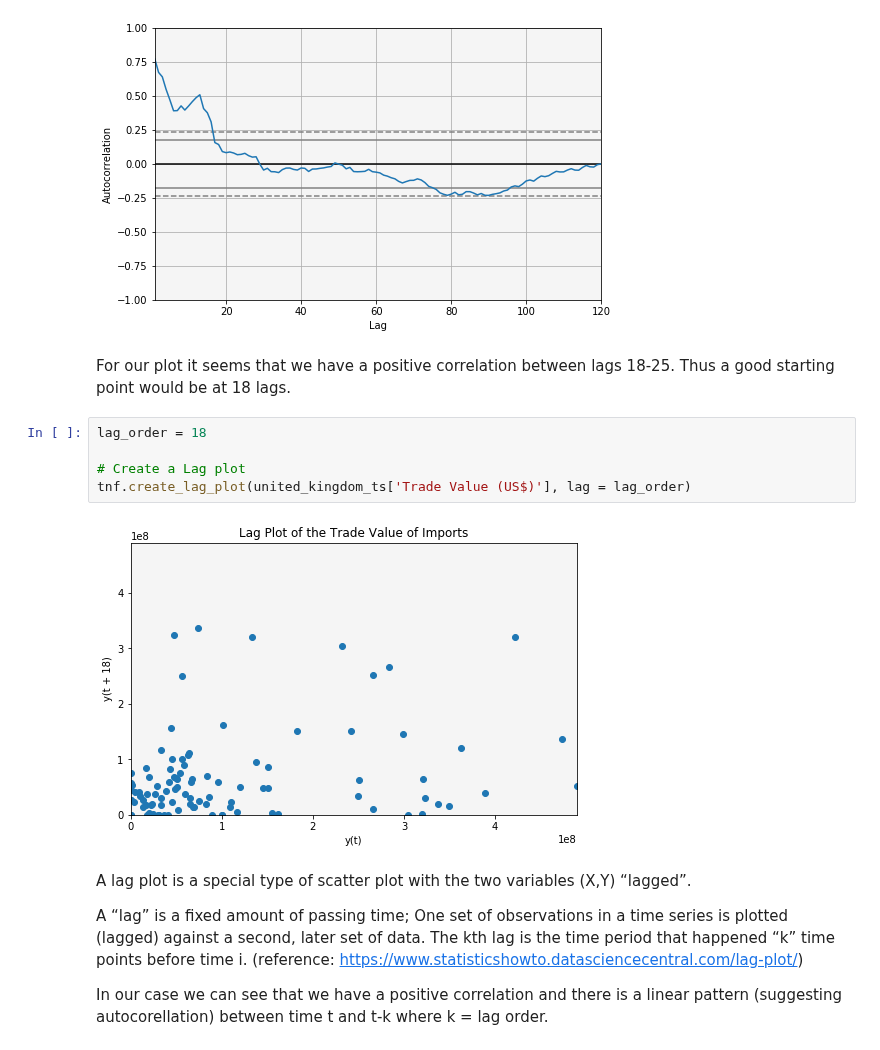
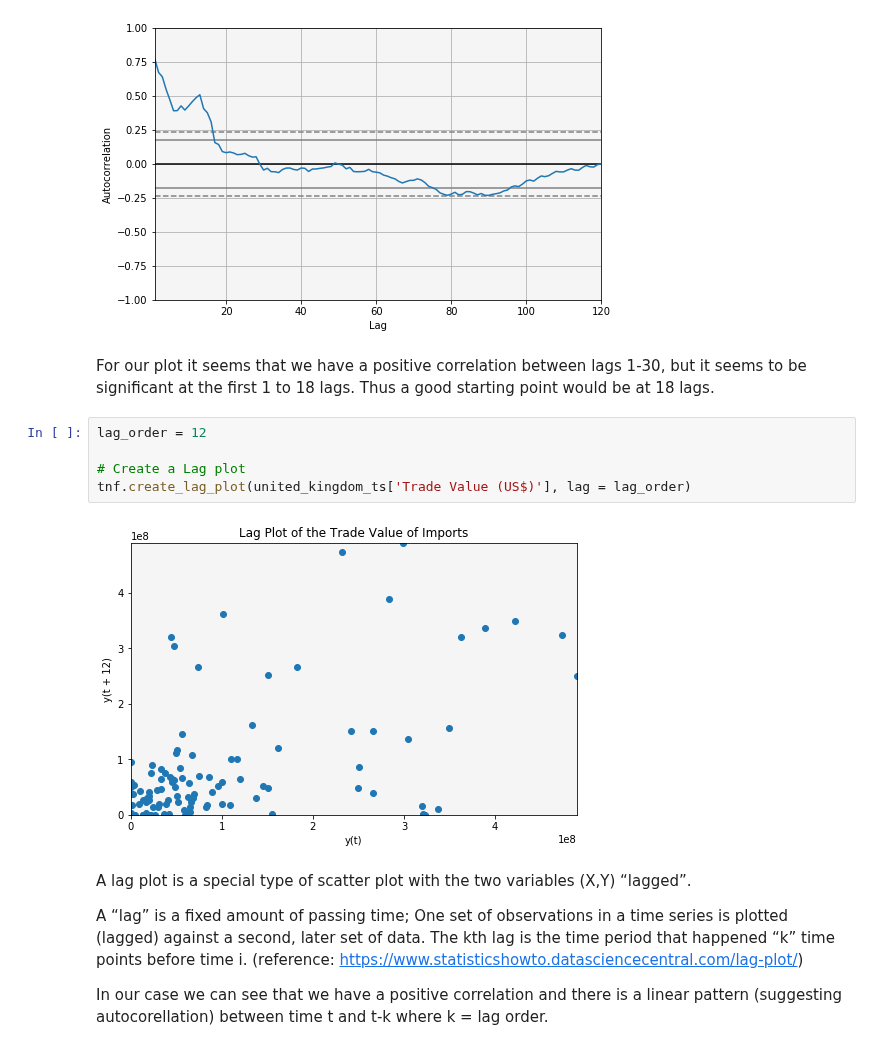
Before and after one commit to gpsyrou/Vaccines_Trade_Network, a Jupyter notebook: Jupyter_Notebooks/Vaccines_Network_JN.ipynb, the cells around one changed output. Saved outputs shown, nothing was run; the diff lists cells and outputs as text.

```diff
--- a/Jupyter_Notebooks/Vaccines_Network_JN.ipynb
+++ b/Jupyter_Notebooks/Vaccines_Network_JN.ipynb
@@ -378,15 +378,15 @@ autocorrelation_plot(united_kingdom_ts['Trade Value (US$)'])
 <matplotlib.axes._subplots.AxesSubplot at 0x...>
 [figure]
 # %% [markdown]
-For our plot it seems that we have a positive correlation between lags 18-25.
+For our plot it seems that we have a positive correlation between lags 1-30, but it seems to be significant at the first 1 to 18 lags.
 Thus a good starting point would be at 18 lags.
 # %%
-lag_order = 18
+lag_order = 12
 
 # Create a Lag plot
 tnf.create_lag_plot(united_kingdom_ts['Trade Value (US$)'], lag = lag_order)
 # %% [output]
-[figure, old version]
+[figure, new version]
 # %% [markdown]
 
 A lag plot is a special type of scatter plot with the two variables (X,Y) “lagged”.
```
Also changed, not shown: parts of 8 cells of this notebook.
